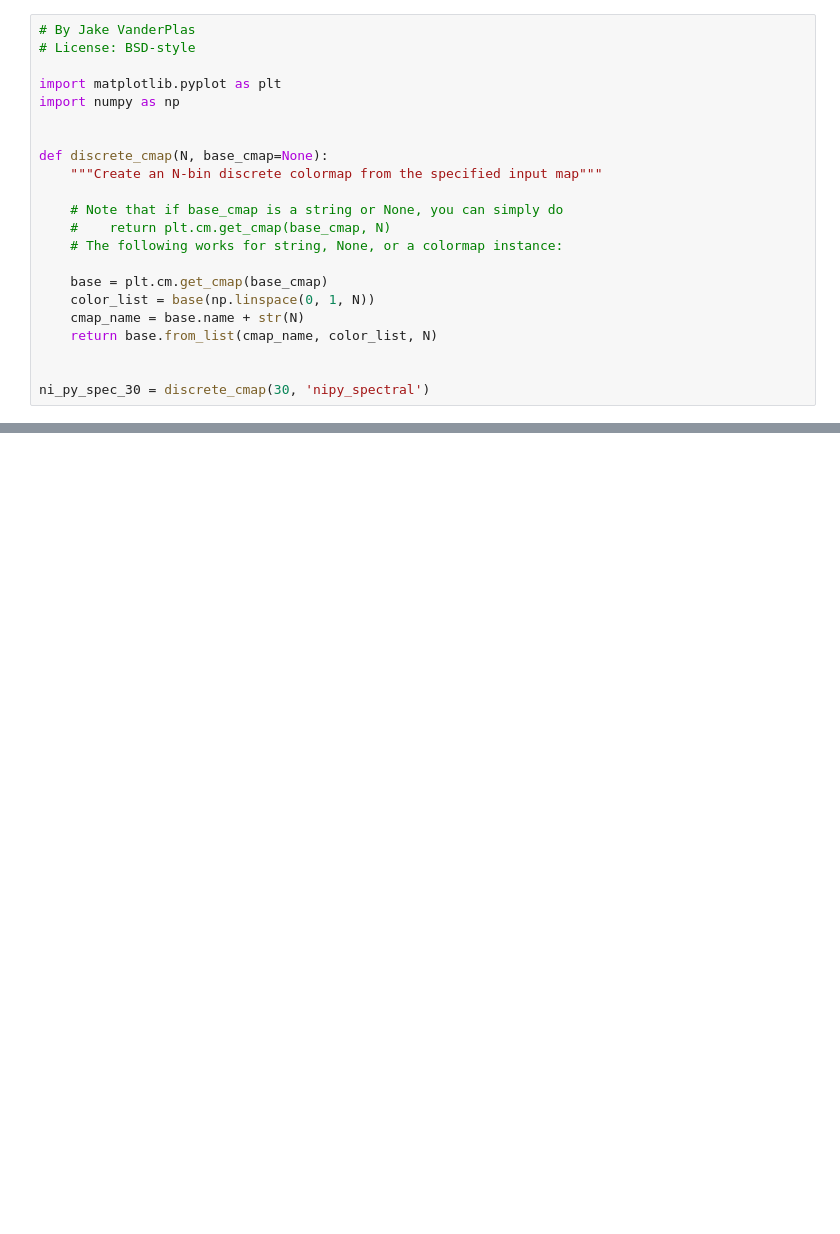
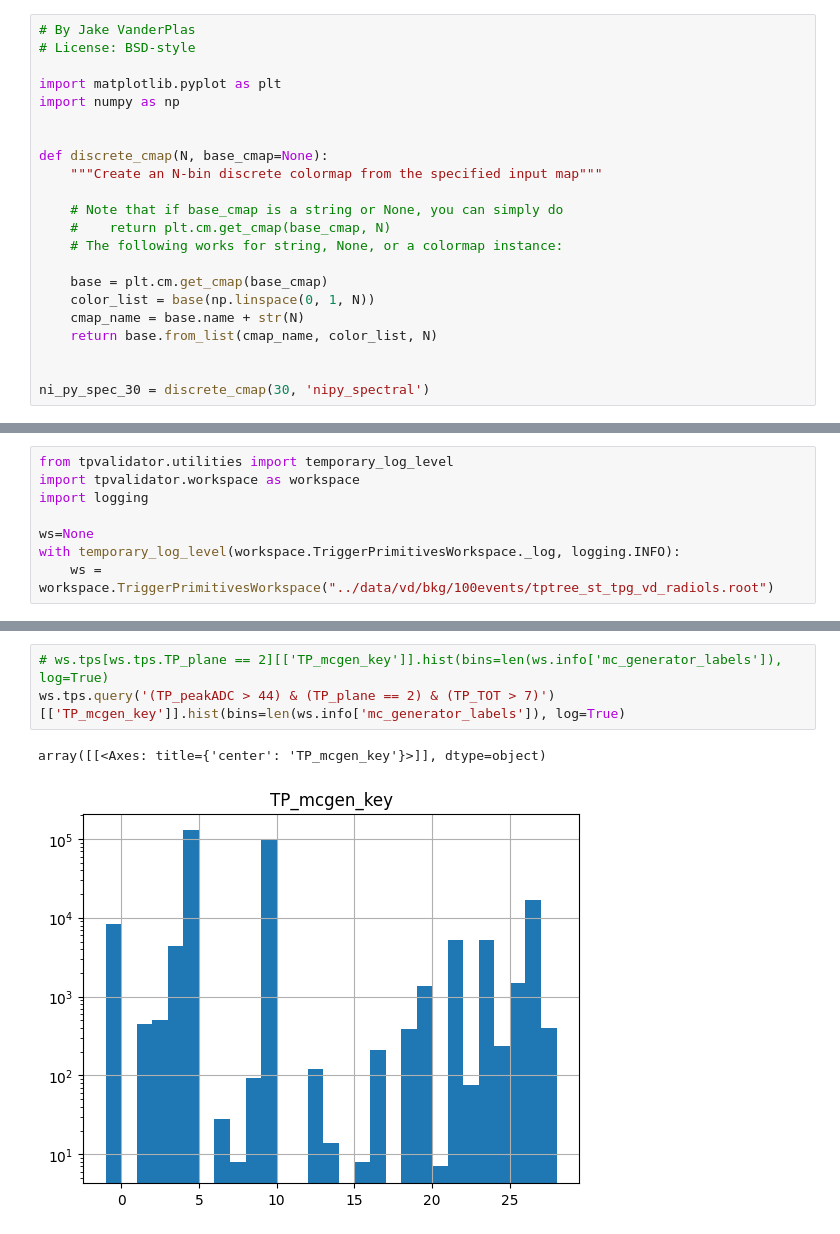
Before and after one commit to alessandrothea/tpvalidator, a Jupyter notebook: notebooks/BkgPlayground.ipynb, the cells around one changed output, grey strips where cells are left out. Cells and saved outputs as stored; diff of their text form; blank space fills up the shorter version.

```diff
--- a/notebooks/BkgPlayground.ipynb
+++ b/notebooks/BkgPlayground.ipynb
@@ -444,0 +35,8 @@ from tpvalidator.histograms import uproot_hist_mean_std
+# %%
+from tpvalidator.utilities import temporary_log_level
+import tpvalidator.workspace as workspace
+import logging
+
+ws=None
+with temporary_log_level(workspace.TriggerPrimitivesWorkspace._log, logging.INFO):
+    ws = workspace.TriggerPrimitivesWorkspace("../data/vd/bkg/100events/tptree_st_tpg_vd_radiols.root")
@@ -444,0 +106,6 @@ from tpvalidator.histograms import uproot_hist_mean_std
+# %%
+# ws.tps[ws.tps.TP_plane == 2][['TP_mcgen_key']].hist(bins=len(ws.info['mc_generator_labels']), log=True)
+ws.tps.query('(TP_peakADC > 44) & (TP_plane == 2) & (TP_TOT > 7)')[['TP_mcgen_key']].hist(bins=len(ws.info['mc_generator_labels']), log=True)
+# %% [output]
+array([[<Axes: title={'center': 'TP_mcgen_key'}>]], dtype=object)
+[figure, added]
```
Also changed, not shown: parts of 41 cells of this notebook, 5 other files.
